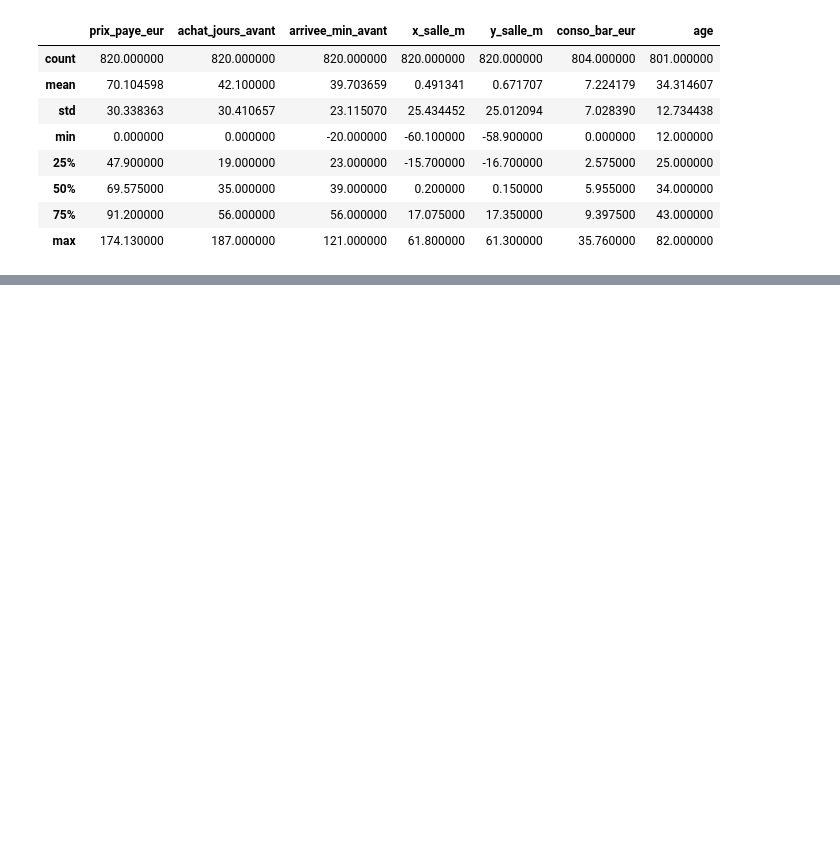
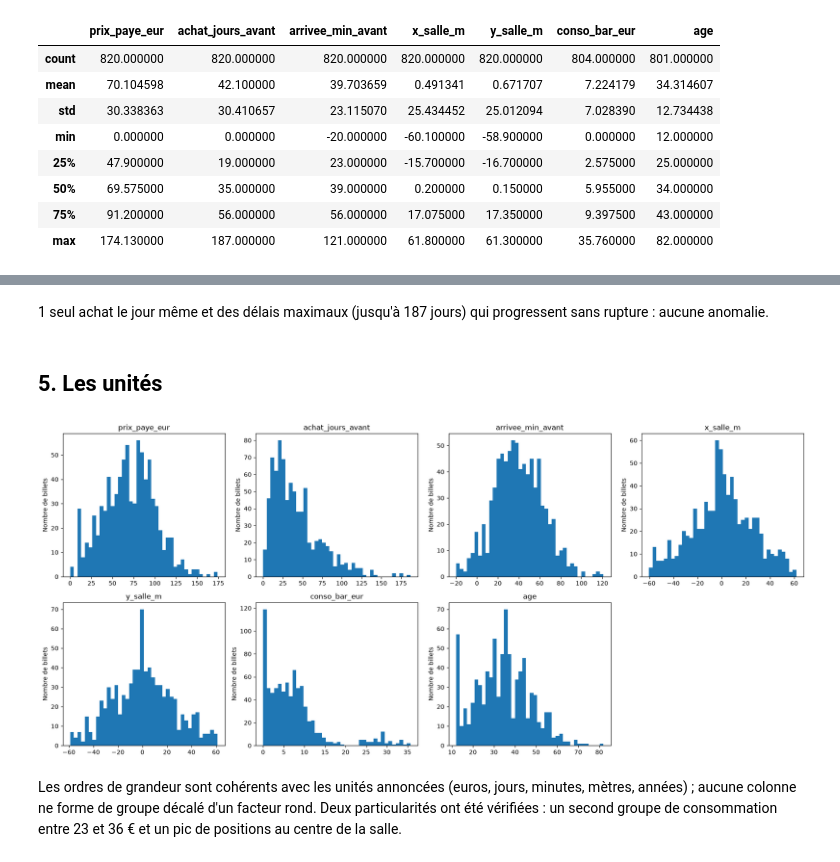
Before and after one commit to Fourkhoub/Projet_DataMining, a Jupyter notebook: notebooks/eda_billets.ipynb, the cells around one changed output, grey strips where cells are left out. Cells and saved outputs as stored; diff of their text form; code cells hidden in the pictures; blank space fills up the shorter version.

```diff
--- a/notebooks/eda_billets.ipynb
+++ b/notebooks/eda_billets.ipynb
@@ -63,0 +512,23 @@ dtype: int64
+# %% [markdown]
+1 seul achat le jour même et des délais maximaux (jusqu'à 187 jours) qui progressent sans rupture : aucune anomalie.
+# %% [markdown]
+## 5. Les unités
+# %%
+colonnes_num = ['prix_paye_eur', 'achat_jours_avant', 'arrivee_min_avant',
+                'x_salle_m', 'y_salle_m', 'conso_bar_eur', 'age']
+
+fig, axes = plt.subplots(2, 4, figsize=(18, 8))
+axes = axes.flatten()
+
+for i, col in enumerate(colonnes_num):
+    axes[i].hist(df_billets[col].dropna(), bins=40)
+    axes[i].set_title(col)
+    axes[i].set_ylabel("Nombre de billets")
+
+axes[-1].axis('off')   # 7 colonnes pour 8 cases : on masque la dernière
+plt.tight_layout()
+plt.show()
+# %% [output]
+[figure, added]
+# %% [markdown]
+Les ordres de grandeur sont cohérents avec les unités annoncées (euros, jours, minutes, mètres, années) ; aucune colonne ne forme de groupe décalé d'un facteur rond. Deux particularités ont été vérifiées : un second groupe de consommation entre 23 et 36 € et un pic de positions au centre de la salle.
```
Also changed, not shown: parts of 48 cells of this notebook, 1 other file.
